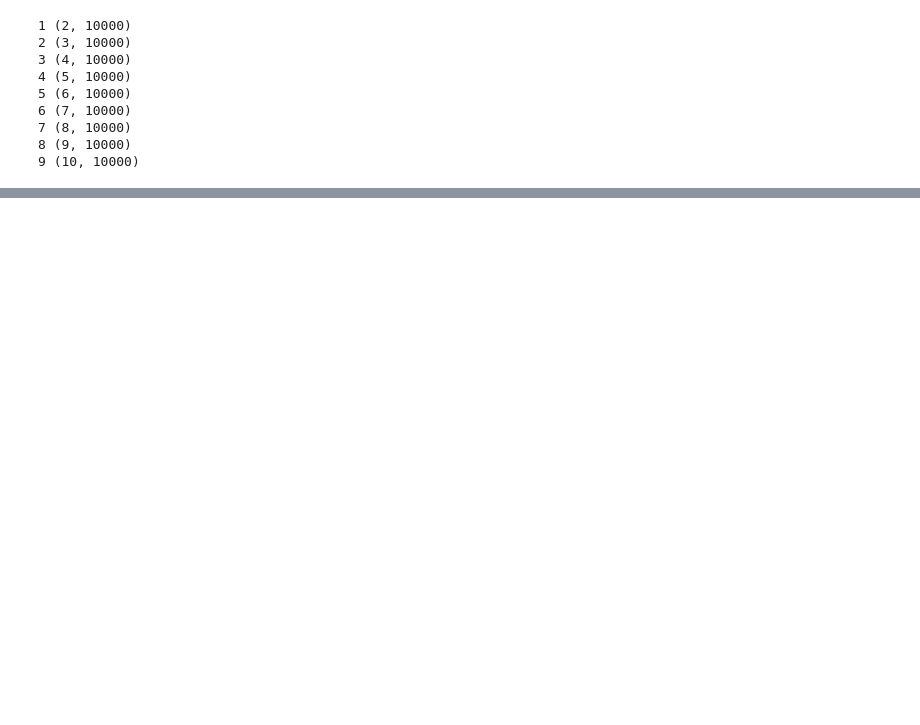
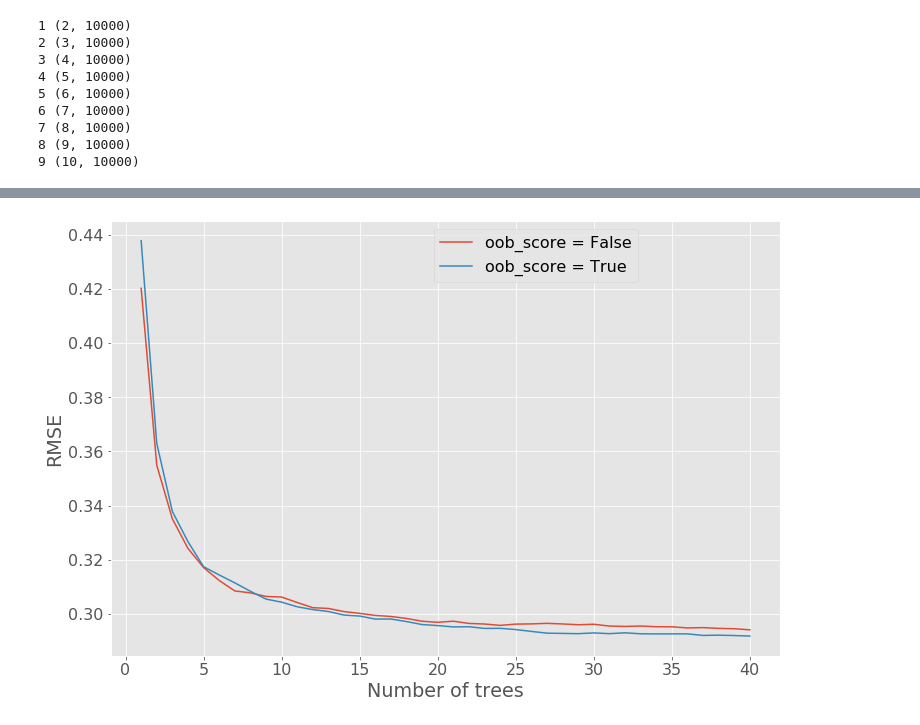
Before and after one commit to bogeholm/fastai-intro-to-ml, a Jupyter notebook: 2-random-forest-deep-dive.ipynb, the cells around one changed output, grey strips where cells are left out. Cells and saved outputs as stored; diff of their text form; code cells hidden in the pictures; blank space fills up the shorter version.

```diff
--- a/2-random-forest-deep-dive.ipynb
+++ b/2-random-forest-deep-dive.ipynb
@@ -347,0 +400,22 @@ array([[11.03488966, 10.73639668,  9.21034037, 10.55841352,  9.30565055],
+# %%
+preds_40_test = predict_trees_cumulative(model_40, X_test)
+preds_40_oob_test = predict_trees_cumulative(model_40_oob, X_test)
+# %%
+preds_40_rmse_test = rmse_rowwise(preds_40_test, y_test)
+preds_40_rmse_oob_test = rmse_rowwise(preds_40_oob_test, y_test)
+# %%
+figsize(12, 8)
+fig, ax = plt.subplots(1, 1)
+
+xax = np.arange(1, np.shape(preds_40_rmse)[0]+1)
+
+ax.plot(xax, preds_40_rmse_test, label='oob_score = False')
+ax.plot(xax, preds_40_rmse_oob_test, label='oob_score = True')
+
+ax.set_xlabel('Number of trees')
+ax.set_ylabel('RMSE')
+
+ax.legend()
+ax.get_legend().set_bbox_to_anchor((0.8, 1))
+# %% [output]
+[figure, added]
```
Also changed, not shown: parts of 20 cells of this notebook.
